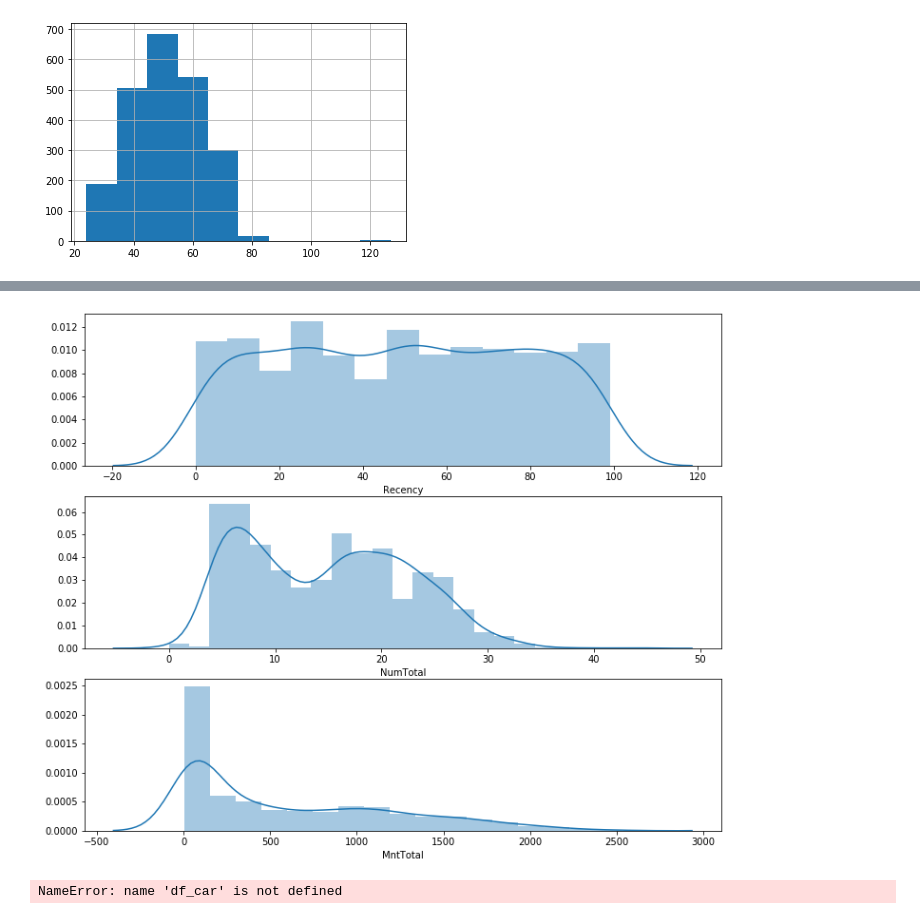
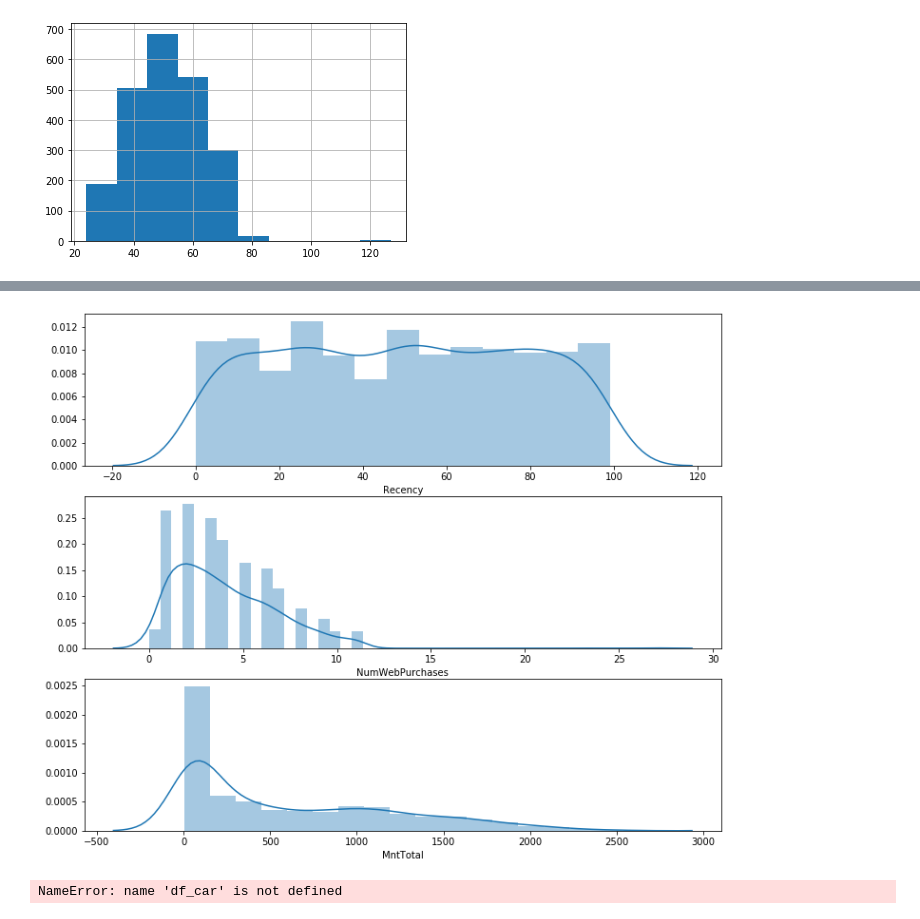
Before and after one commit to charlessodre/charles_estudo_vendas_cliente, a Jupyter notebook: estudo_vendas_cliente.ipynb, the cells around one changed output, grey strips where cells are left out. Cells and saved outputs as stored; diff of their text form; code cells hidden in the pictures.

```diff
--- a/estudo_vendas_cliente.ipynb
+++ b/estudo_vendas_cliente.ipynb
@@ -299,9 +309,9 @@ df_full['NumTotal'] = df_full['NumDealsPurchases'] + df_full['NumWebPurchases']
 # %%
 #  Distribuição RFM - Recência (R), Frequência (F), Monetaridade (M).
 plt.figure(figsize=(12,10))
 plt.subplot(3, 1, 1); sns.distplot(df_full['Recency'])
-plt.subplot(3, 1, 2); sns.distplot(df_full['NumTotal'])
+plt.subplot(3, 1, 2); sns.distplot(df_full['NumWebPurchases'])
 plt.subplot(3, 1, 3); sns.distplot(df_full['MntTotal'])
 plt.show()
 # %% [output]
-[figure, old version]
+[figure, new version]
```
Also changed, not shown: parts of 6 cells of this notebook, 1 other file.
